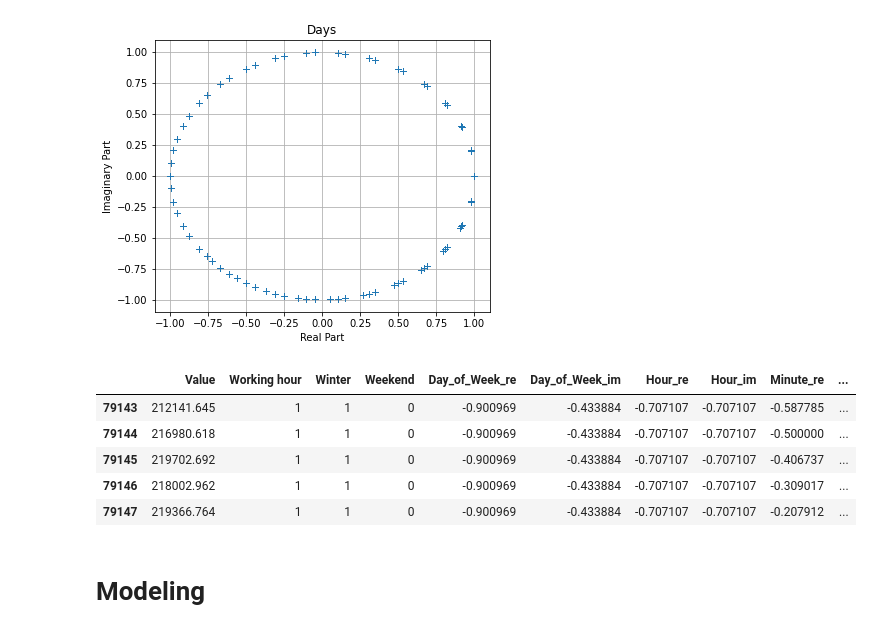
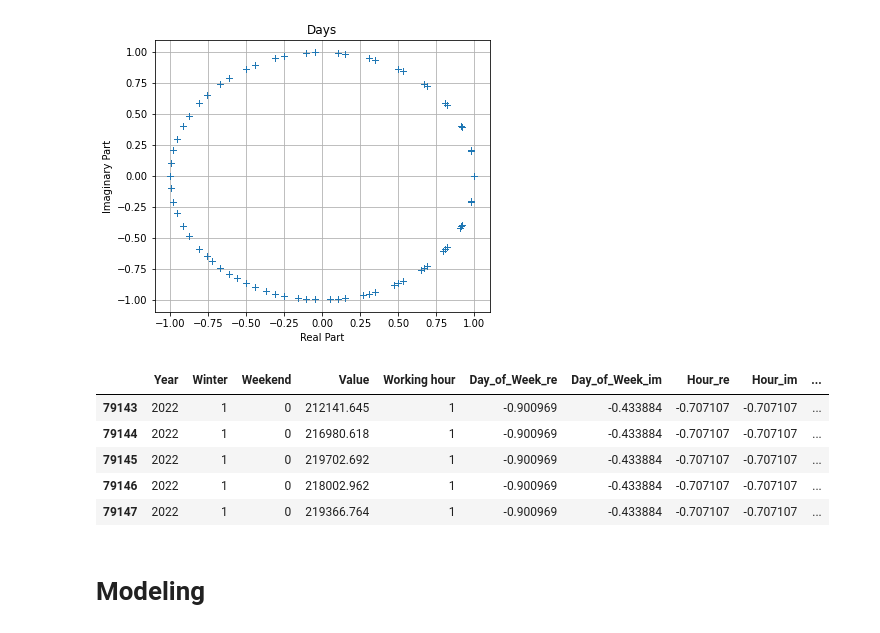
Before and after one commit to cojre/ml-project-2-stockdataholm, a Jupyter notebook: main.ipynb, the cells around one changed output. Saved outputs shown, nothing was run; the diff lists cells and outputs as text; code cells hidden in the pictures.

Commit message:
add_year_to_df

```diff
--- a/main.ipynb
+++ b/main.ipynb
@@ -447,26 +447,26 @@ plot_cycle(days_re, days_im, 'Days')
 # %% [output]
 [figure]
 # %%
-param = list(set(list(df.columns)) - set(['Mean', 'Variance', 'Normalized', 'Date', 'Second', 'Year', 'Month', 'Day', 'Day_of_week', 'Hour', 'Minute']))
+param = list(set(list(df.columns)) - set(['Mean', 'Variance', 'Normalized', 'Date', 'Second', 'Month', 'Day', 'Day_of_week', 'Hour', 'Minute']))
 new_df = df[param]
 new_df = new_df.assign(Day_of_Week_re=day_of_week_re.tolist())
 new_df = new_df.assign(Day_of_Week_im=day_of_week_im.tolist())
 new_df = new_df.assign(Hour_re=hour_re.tolist())
 new_df = new_df.assign(Hour_im=hour_im.tolist())
 new_df = new_df.assign(Minute_re=minute_re.tolist())
 new_df = new_df.assign(Minute_im=minute_im.tolist())
 new_df = new_df.assign(Month_re=month_re.tolist())
 new_df = new_df.assign(Month_im=month_im.tolist())
 new_df = new_df.assign(Day_re=days_re.tolist())
 new_df = new_df.assign(Day_im=days_im.tolist())
 new_df.head()
 # %% [output]
-|  | Value | Working hour | Winter | Weekend | Day_of_Week_re | Day_of_Week_im | Hour_re | Hour_im | Minute_re | ... |
-| 79143 | 212141.645 | 1 | 1 | 0 | -0.900969 | -0.433884 | -0.707107 | -0.707107 | -0.587785 | ... |
-| 79144 | 216980.618 | 1 | 1 | 0 | -0.900969 | -0.433884 | -0.707107 | -0.707107 | -0.500000 | ... |
-| 79145 | 219702.692 | 1 | 1 | 0 | -0.900969 | -0.433884 | -0.707107 | -0.707107 | -0.406737 | ... |
-| 79146 | 218002.962 | 1 | 1 | 0 | -0.900969 | -0.433884 | -0.707107 | -0.707107 | -0.309017 | ... |
-| 79147 | 219366.764 | 1 | 1 | 0 | -0.900969 | -0.433884 | -0.707107 | -0.707107 | -0.207912 | ... |
+|  | Year | Winter | Weekend | Value | Working hour | Day_of_Week_re | Day_of_Week_im | Hour_re | Hour_im | ... |
+| 79143 | 2022 | 1 | 0 | 212141.645 | 1 | -0.900969 | -0.433884 | -0.707107 | -0.707107 | ... |
+| 79144 | 2022 | 1 | 0 | 216980.618 | 1 | -0.900969 | -0.433884 | -0.707107 | -0.707107 | ... |
+| 79145 | 2022 | 1 | 0 | 219702.692 | 1 | -0.900969 | -0.433884 | -0.707107 | -0.707107 | ... |
+| 79146 | 2022 | 1 | 0 | 218002.962 | 1 | -0.900969 | -0.433884 | -0.707107 | -0.707107 | ... |
+| 79147 | 2022 | 1 | 0 | 219366.764 | 1 | -0.900969 | -0.433884 | -0.707107 | -0.707107 | ... |
 # %% [markdown]
 # Modeling
 # %%
```
